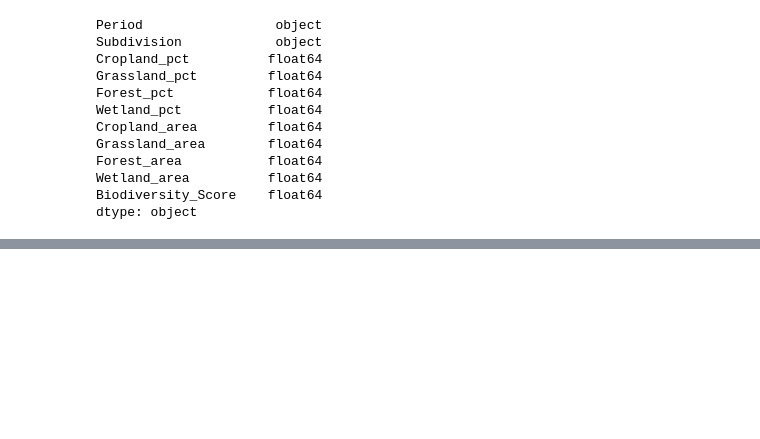
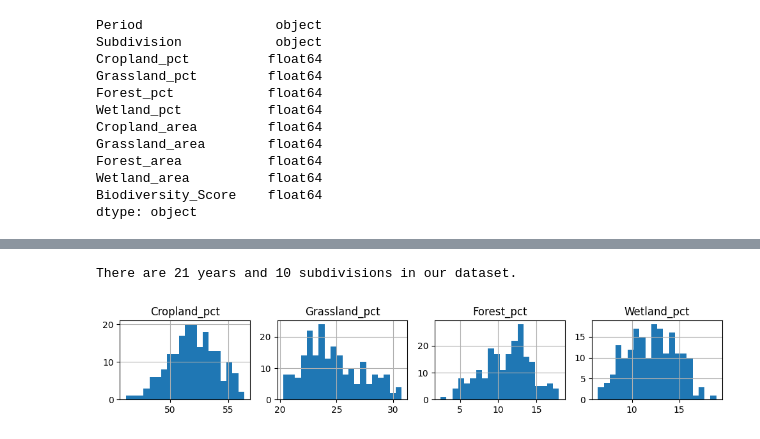
Before and after one commit to jocelynpender/technical-assessment, a Jupyter notebook: src/clean_data.ipynb, the cells around one changed output, grey strips where cells are left out. Drawn from its saved outputs; the diff is of its cells as text; code cells hidden in the pictures; blank space fills up the shorter version.

```diff
--- a/src/clean_data.ipynb
+++ b/src/clean_data.ipynb
@@ -124,0 +137,17 @@ print(missing_biodiversity)
+# %%
+distinct_years = df['Year'].nunique()
+distinct_subdivisions = df['Subdivision'].nunique()
+
+print(f'There are {distinct_years} years and {distinct_subdivisions} subdivisions in our dataset.')
+# %% [output]
+There are 21 years and 10 subdivisions in our dataset.
+# %%
+import matplotlib.pyplot as plt
+
+# Plot the distribution of Cropland_pct, Grassland_pct, Forest_pct, and Wetland_pct
+df[['Cropland_pct', 'Grassland_pct', 'Forest_pct', 'Wetland_pct']].hist(bins=20, figsize=(10, 2), layout=(1, 4))
+
+plt.tight_layout()
+plt.show()
+# %% [output]
+[figure, added]
```
Also changed, not shown: parts of 7 cells of this notebook, 1 other file.
